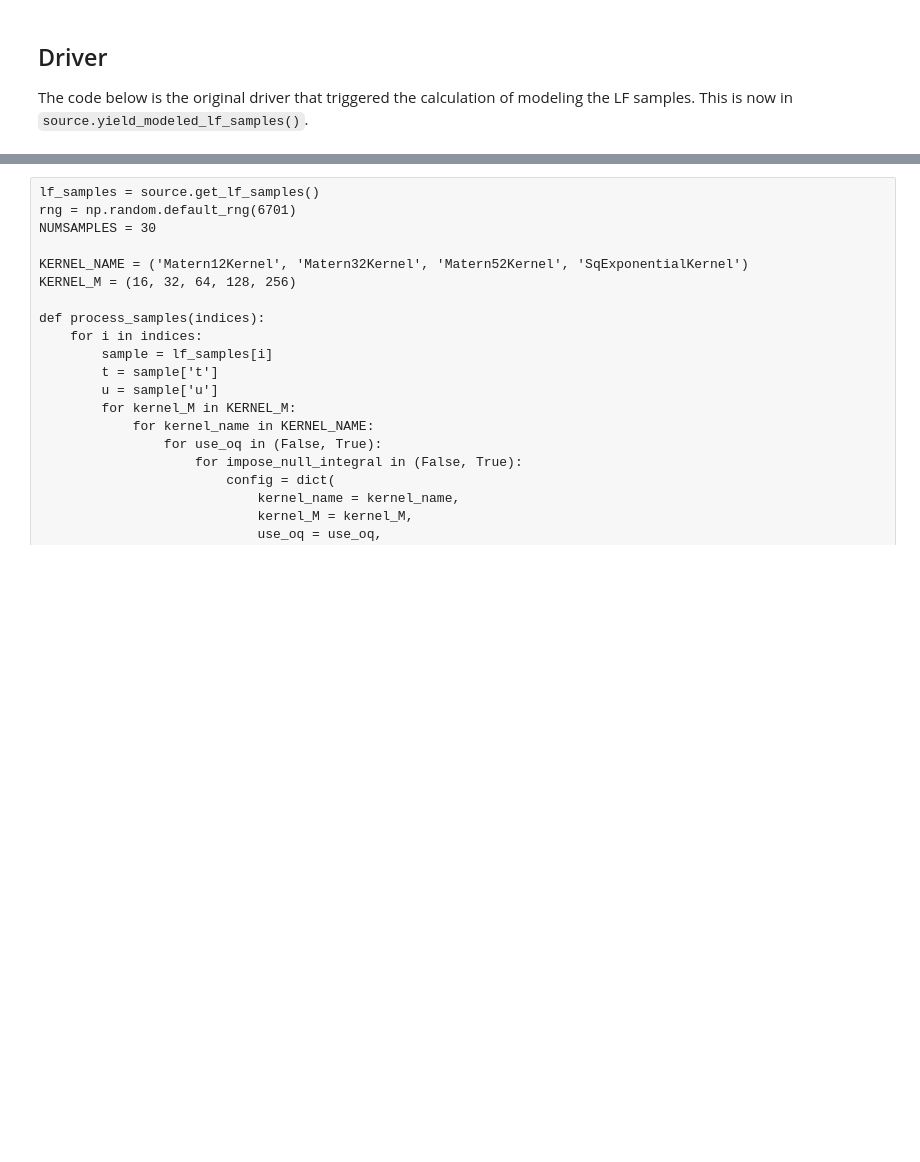
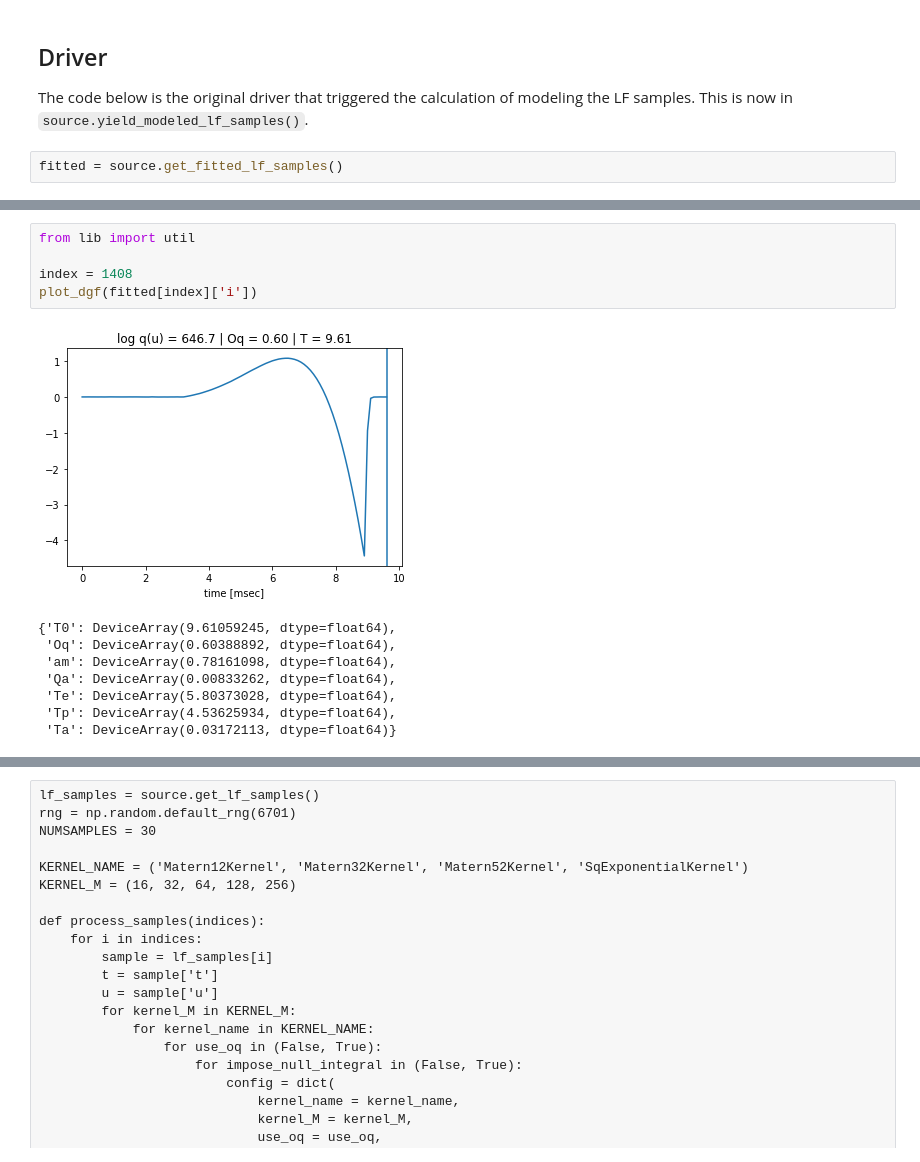
Before and after one commit to mvsoom/thesis-py, a Jupyter notebook: dgf/prior/source.ipynb, the cells around one changed output, grey strips where cells are left out. Saved outputs shown, nothing was run; the diff lists cells and outputs as text; blank space fills up the shorter version.

```diff
--- a/dgf/prior/source.ipynb
+++ b/dgf/prior/source.ipynb
@@ -112,3 +112,5 @@ hist([float(s['p']['T0']) for s in lf_samples], bins=10);
 ## Driver
 
 The code below is the original driver that triggered the calculation of modeling the LF samples. This is now in `source.yield_modeled_lf_samples()`.
+# %%
+fitted = source.get_fitted_lf_samples()
@@ -114,0 +135,14 @@ The code below is the original driver that triggered the calculation of modeling
+# %%
+from lib import util
+
+index = 1408
+plot_dgf(fitted[index]['i'])
+# %% [output]
+[figure, added]
+{'T0': DeviceArray(9.61059245, dtype=float64),
+ 'Oq': DeviceArray(0.60388892, dtype=float64),
+ 'am': DeviceArray(0.78161098, dtype=float64),
+ 'Qa': DeviceArray(0.00833262, dtype=float64),
+ 'Te': DeviceArray(5.80373028, dtype=float64),
+ 'Tp': DeviceArray(4.53625934, dtype=float64),
+ 'Ta': DeviceArray(0.03172113, dtype=float64)}
```
Also changed, not shown: parts of 2 cells of this notebook, 3 other files.
